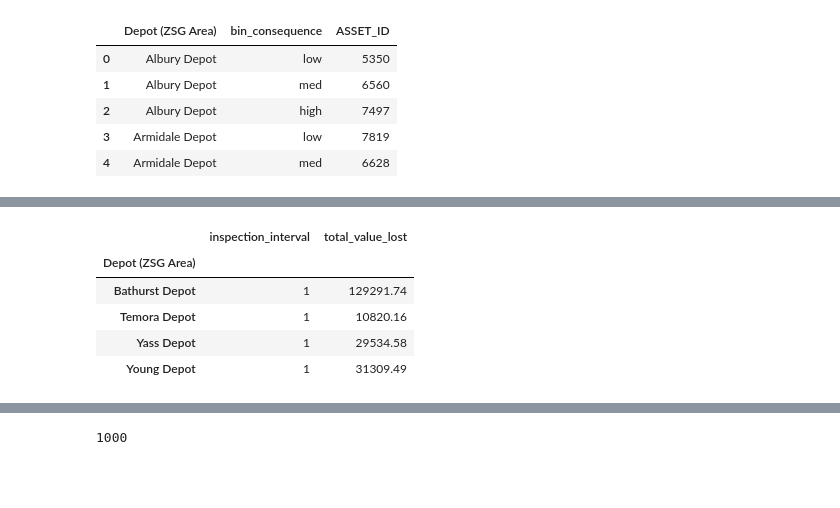
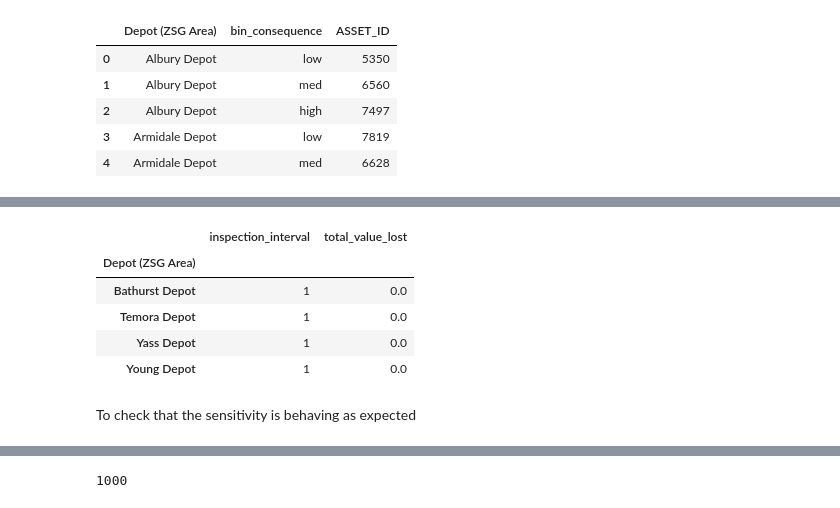
Before and after one commit to gavintreseder/pof, a Jupyter notebook: notebooks/value_lost.ipynb, the cells around one changed output, grey strips where cells are left out. Drawn from its saved outputs; the diff is of its cells as text; code cells hidden in the pictures; blank space fills up the shorter version.

Commit message:
Value_lost and start working on units

```diff
--- a/notebooks/value_lost.ipynb
+++ b/notebooks/value_lost.ipynb
@@ -195,0 +188,3 @@ jt.head()
+# %%
+df_pop_map = df_pop.merge(df_map, on=by, how='outer')
+df_pop_map.head()
@@ -195,0 +198,4 @@ jt.head()
+# %%
+df_pop_map['total_value_lost'] = (df_pop_map.ASSET_ID * df_pop_map.annual_value_lost).where(df_pop_map.bin_consequence == 'high').fillna(0)
+df_pop_map['total_value_lost'] = df_pop_map['total_value_lost'] + (df_pop_map.ASSET_ID * df_pop_map.annual_value_lost).where(df_pop_map.bin_consequence != 'high').fillna(0)
+df_pop_map.head()
@@ -196,10 +209,10 @@ jt.head()
 # %%
-rh = jt.groupby(by=['Depot (ZSG Area)', 'inspection_interval'])['total_value_lost'].sum().reset_index()
+optimum_inspection = df_pop_map.groupby(by=['Depot (ZSG Area)', 'inspection_interval'])['total_value_lost'].sum().reset_index()
 # %%
-rh = rh.loc[rh['Depot (ZSG Area)'].isin(depots)]
+optimum_inspection = optimum_inspection.loc[optimum_inspection['Depot (ZSG Area)'].isin(depots)]
 
 fig = px.line(
-    rh,
+    optimum_inspection,
     x="inspection_interval",
     y="total_value_lost",
     color="Depot (ZSG Area)",
@@ -207,11 +220,11 @@ fig = px.line(
 )
 fig
 # %%
-rh.groupby(by=['Depot (ZSG Area)']).min()
+optimum_inspection.groupby(by=['Depot (ZSG Area)']).min()
 # %% [output]
 |  | inspection_interval | total_value_lost |
 | Depot (ZSG Area) |  |  |
-| Bathurst Depot | 1 | 129291.74 |
-| Temora Depot | 1 | 10820.16 |
-| Yass Depot | 1 | 29534.58 |
-| Young Depot | 1 | 31309.49 |
+| Bathurst Depot | 1 | 0.0 |
+| Temora Depot | 1 | 0.0 |
+| Yass Depot | 1 | 0.0 |
+| Young Depot | 1 | 0.0 |
@@ -245,0 +231,2 @@ def make_sensitivity_fig(local, var_name = "comp-fm-early_life-tasks-inspection-
+# %% [markdown]
+To check that the sensitivity is behaving as expected
```
Also changed, not shown: parts of 35 cells of this notebook, 5 other files.
